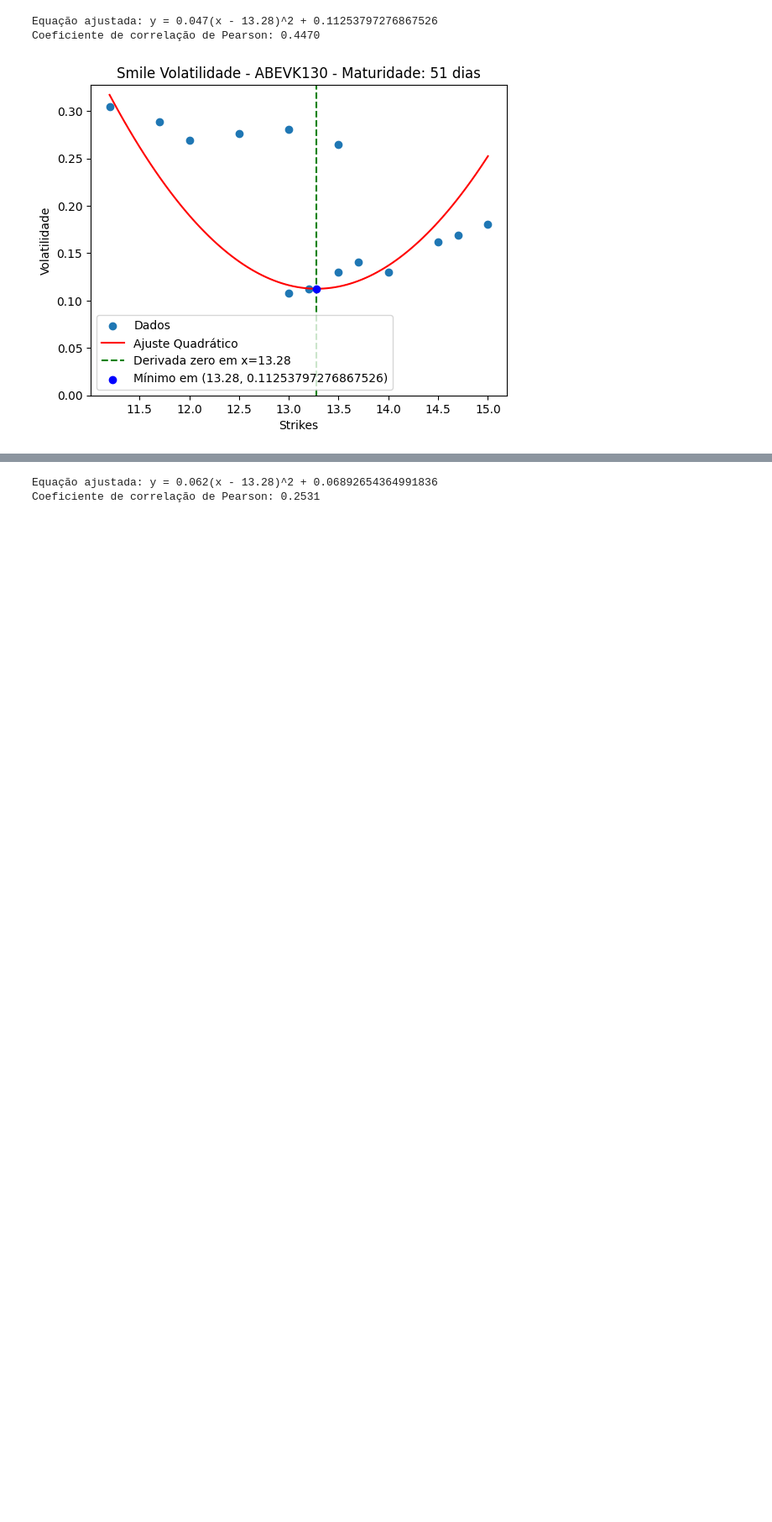
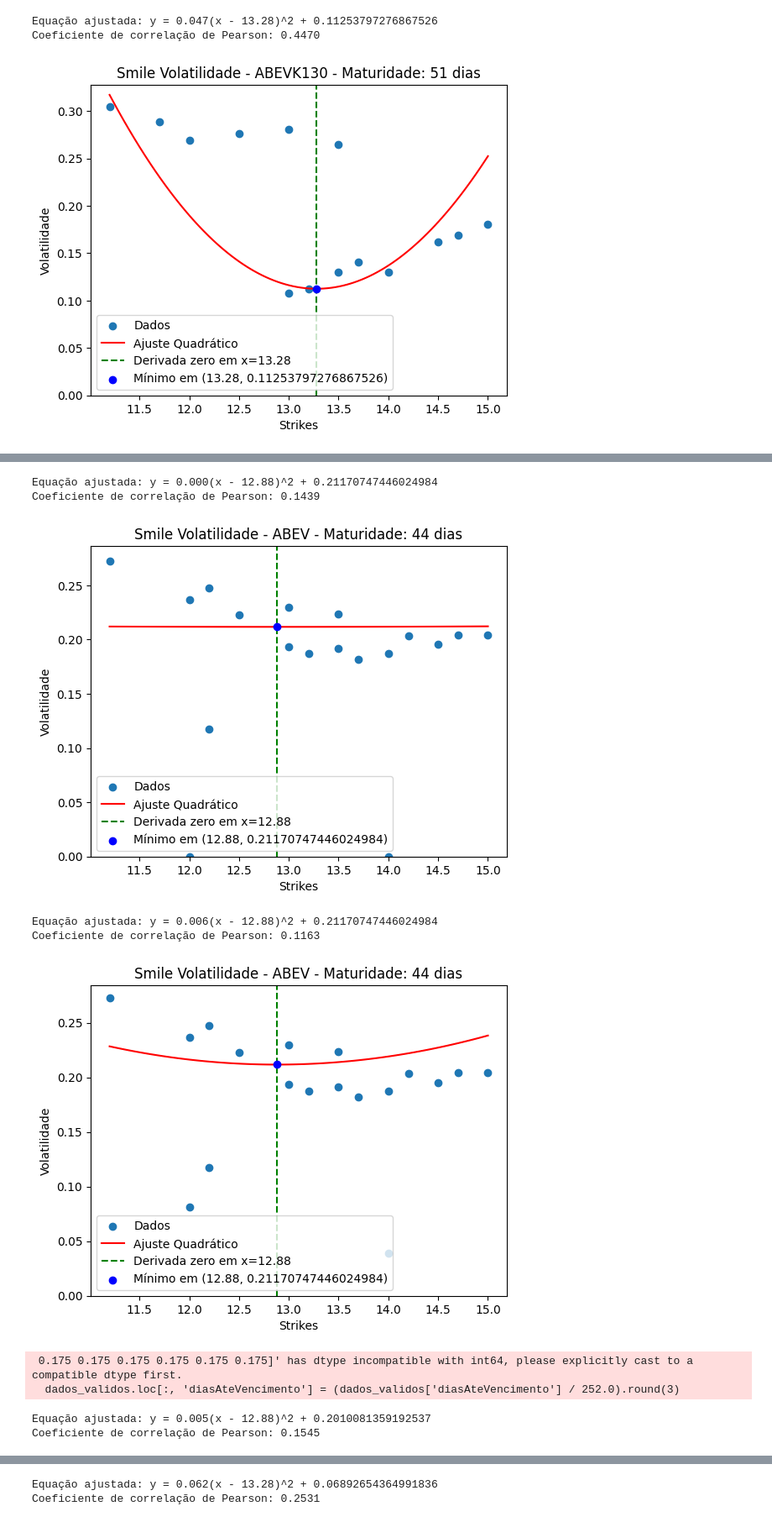
Before and after one commit to VitorSancho/IVOptionPredictor, a Jupyter notebook: projeto/src/MLApp/Avaliacao.ipynb, the cells around one changed output, grey strips where cells are left out. Shown at 84% size. Cells and saved outputs as stored; diff of their text form; code cells hidden in the pictures; blank space fills up the shorter version.

```diff
--- a/projeto/src/MLApp/Avaliacao.ipynb
+++ b/projeto/src/MLApp/Avaliacao.ipynb
@@ -532,0 +591,25 @@ Coeficiente de correlação de Pearson: 0.6747
+# %%
+# fitar_superficie(dados_b3_abev_18102024_dias_ate_vencimento_44, 44, spot_ABEV, dados_b3_abev_18102024_dias_ate_vencimento_44.iloc[0]['cod_neg'])
+## RESULTADO
+dados_b3_abev_18102024_dias_ate_vencimento_44 = dados_b3_abev_18_10_2024[dados_b3_abev_18_10_2024['diasAteVencimento'] == 44]
+
+fitar_superficie(dados_b3_abev_18102024_dias_ate_vencimento_44, 44, spot_ABEV_18_10_2024, dados_b3_abev_18102024_dias_ate_vencimento_44.iloc[0]['cod_neg'])
+
+dados_b3_abev_18102024_dias_ate_vencimento_44 = dados_b3_abev_18_10_2024[dados_b3_abev_18_10_2024['diasAteVencimento'] == 44]
+
+fittar_superficie_com_predicoes_para_nao_convergentes(dados_b3_abev_18102024_dias_ate_vencimento_44, spot_ABEV_18_10_2024, 44)
+
+dados_b3_abev_18102024_dias_ate_vencimento_44 = dados_b3_abev_18_10_2024[dados_b3_abev_18_10_2024['diasAteVencimento'] == 44]
+
+fittar_superficie_predita(dados_b3_abev_18102024_dias_ate_vencimento_44, spot_ABEV_18_10_2024, 44)
+# %% [output]
+Equação ajustada: y = 0.000(x - 12.88)^2 + 0.21170747446024984
+Coeficiente de correlação de Pearson: 0.1439
+[figure, added]
+Equação ajustada: y = 0.006(x - 12.88)^2 + 0.21170747446024984
+Coeficiente de correlação de Pearson: 0.1163
+[figure, added]
+ 0.175 0.175 0.175 0.175 0.175 0.175]' has dtype incompatible with int64, please explicitly cast to a compatible dtype first.
+  dados_validos.loc[:, 'diasAteVencimento'] = (dados_validos['diasAteVencimento'] / 252.0).round(3)
+Equação ajustada: y = 0.005(x - 12.88)^2 + 0.2010081359192537
+Coeficiente de correlação de Pearson: 0.1545
```
Also changed, not shown: parts of 19 cells of this notebook.
